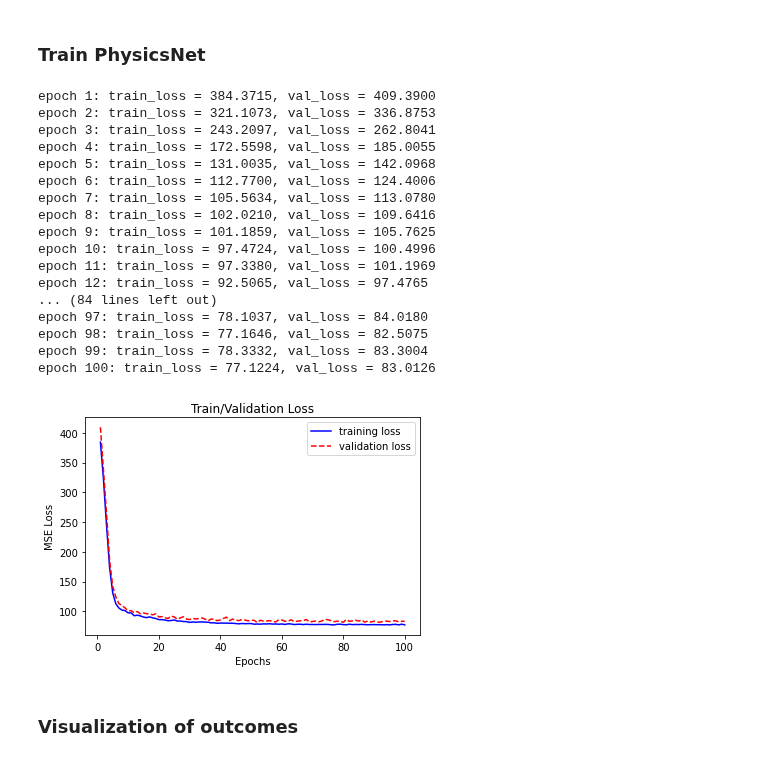
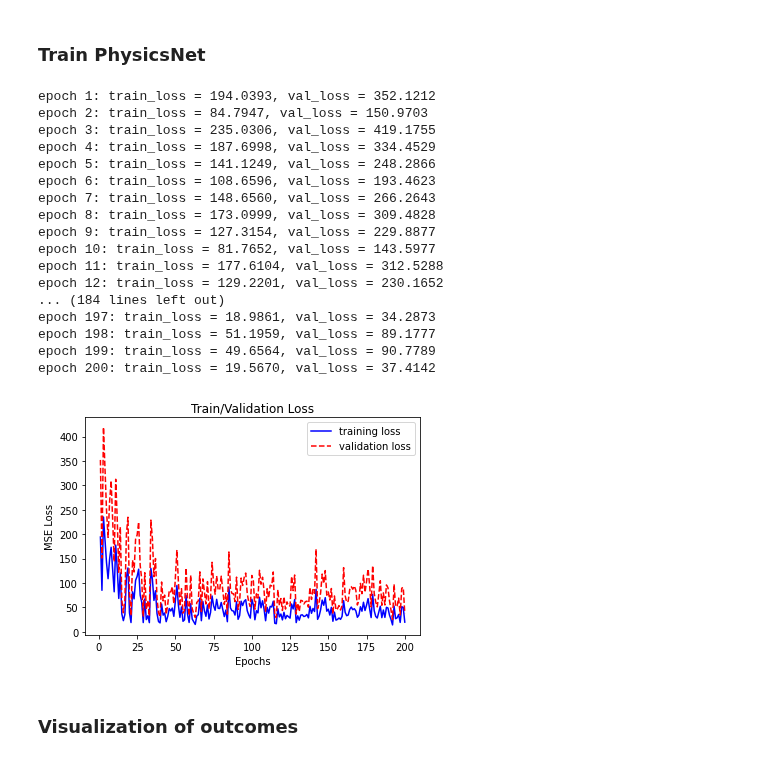
Before and after one commit to ShaoKAi100812/Pendant_Drop_Tensiometry_Prediction, a Jupyter notebook: main.ipynb, the cells around one changed output. Cells and saved outputs as stored; diff of their text form; code cells hidden in the pictures.

```diff
--- a/main.ipynb
+++ b/main.ipynb
@@ -93,15 +93,15 @@ print(data_matrix)
 # Make the droplet dataset class based on data_matrix
 class Droplet_data_set(Dataset):
     def __init__(self):
-        x = data_matrix.iloc[0:8191,3:].values
-        y = data_matrix.iloc[0:8191,0].values
+        x = data_matrix.iloc[0:, 3:].values
+        y = data_matrix.iloc[0:, 0:2].values
 
         # Add normalization for x
         x = preprocessing.normalize(x)
-        print(x)
+        # print(x)
 
-        self.x_train=torch.tensor(x,dtype=torch.float32)
-        self.y_train=torch.tensor(y,dtype=torch.float32)
+        self.x_train = torch.tensor(x,dtype=torch.float32)
+        self.y_train = torch.tensor(y,dtype=torch.float32)
 
     def __getitem__(self, idx):
         return self.x_train[idx],self.y_train[idx]
@@ -113,7 +113,7 @@ my_data_set = Droplet_data_set()
 
 # Split the single dataset into 3 datasets for training, test and validation.
 split = DataSplit(my_data_set, shuffle=True)
-train_loader, val_loader, test_loader = split.get_split(batch_size=64, num_workers=0)
+train_loader, val_loader, test_loader = split.get_split(batch_size=512, num_workers=0)
 # %% [output]
        0    1    2             3         4         5         6         7    \
 0      2.3  0.2    1  1.507010e-26  0.012809  0.025618  0.038426  0.051234
@@ -200,41 +200,41 @@ def prediction(model, x):   # only a batch
 # %% [markdown]
 ### Train PhysicsNet
 # %%
-in_channel = 162
-node_1 = 256
-node_2 = 256
-node_3 = 128
+in_channel = 160
+node_1 = 512
+node_2 = 512
+node_3 = 256
 node_4 = 64
-out_channel = 1
+out_channel = 2
 
 learning_rate = 1e-3
 
 model_physics = PhysicsNet(in_channel, node_1, node_2, node_3, node_4, out_channel)
 optimizer = optim.Adam(model_physics.parameters(), lr=learning_rate)
-epoch = 100
+epoch = 200
 
 train(model_physics, optimizer, epoch)
 PATH_CAL = os.path.join(os.getcwd(), "model_cal")
 torch.save(model_physics, PATH_CAL)
 # %% [output]
-epoch 1: train_loss = 384.3715, val_loss = 409.3900
-epoch 2: train_loss = 321.1073, val_loss = 336.8753
-epoch 3: train_loss = 243.2097, val_loss = 262.8041
-epoch 4: train_loss = 172.5598, val_loss = 185.0055
-epoch 5: train_loss = 131.0035, val_loss = 142.0968
-epoch 6: train_loss = 112.7700, val_loss = 124.4006
-epoch 7: train_loss = 105.5634, val_loss = 113.0780
-epoch 8: train_loss = 102.0210, val_loss = 109.6416
-epoch 9: train_loss = 101.1859, val_loss = 105.7625
-epoch 10: train_loss = 97.4724, val_loss = 100.4996
-epoch 11: train_loss = 97.3380, val_loss = 101.1969
-epoch 12: train_loss = 92.5065, val_loss = 97.4765
-... (84 lines left out)
-epoch 97: train_loss = 78.1037, val_loss = 84.0180
-epoch 98: train_loss = 77.1646, val_loss = 82.5075
-epoch 99: train_loss = 78.3332, val_loss = 83.3004
-epoch 100: train_loss = 77.1224, val_loss = 83.0126
+epoch 1: train_loss = 194.0393, val_loss = 352.1212
+epoch 2: train_loss = 84.7947, val_loss = 150.9703
+epoch 3: train_loss = 235.0306, val_loss = 419.1755
+epoch 4: train_loss = 187.6998, val_loss = 334.4529
+epoch 5: train_loss = 141.1249, val_loss = 248.2866
+epoch 6: train_loss = 108.6596, val_loss = 193.4623
+epoch 7: train_loss = 148.6560, val_loss = 266.2643
+epoch 8: train_loss = 173.0999, val_loss = 309.4828
+epoch 9: train_loss = 127.3154, val_loss = 229.8877
+epoch 10: train_loss = 81.7652, val_loss = 143.5977
+epoch 11: train_loss = 177.6104, val_loss = 312.5288
+epoch 12: train_loss = 129.2201, val_loss = 230.1652
+... (184 lines left out)
+epoch 197: train_loss = 18.9861, val_loss = 34.2873
+epoch 198: train_loss = 51.1959, val_loss = 89.1777
+epoch 199: train_loss = 49.6564, val_loss = 90.7789
+epoch 200: train_loss = 19.5670, val_loss = 37.4142
-[figure, old version]
+[figure, new version]
 # %% [markdown]
 ### Visualization of outcomes
 # %%
```
Also changed, not shown: parts of 2 cells of this notebook, 2 other files.
